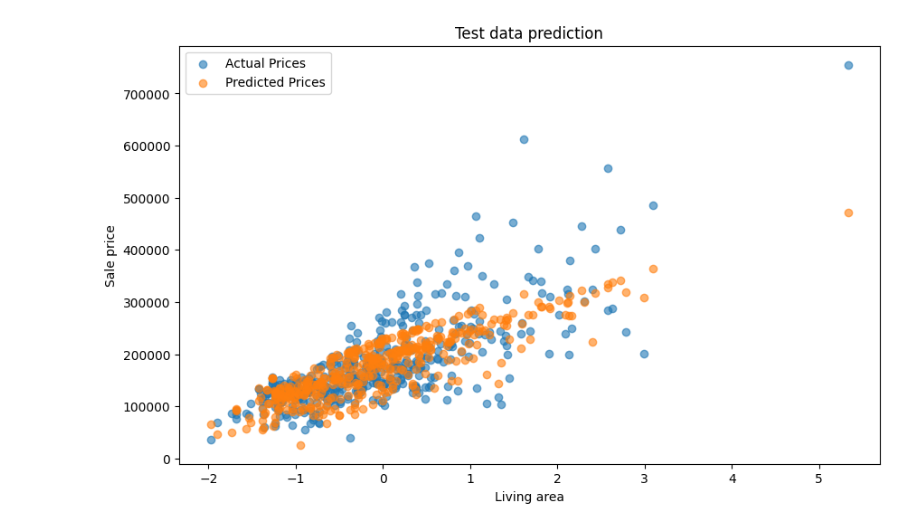
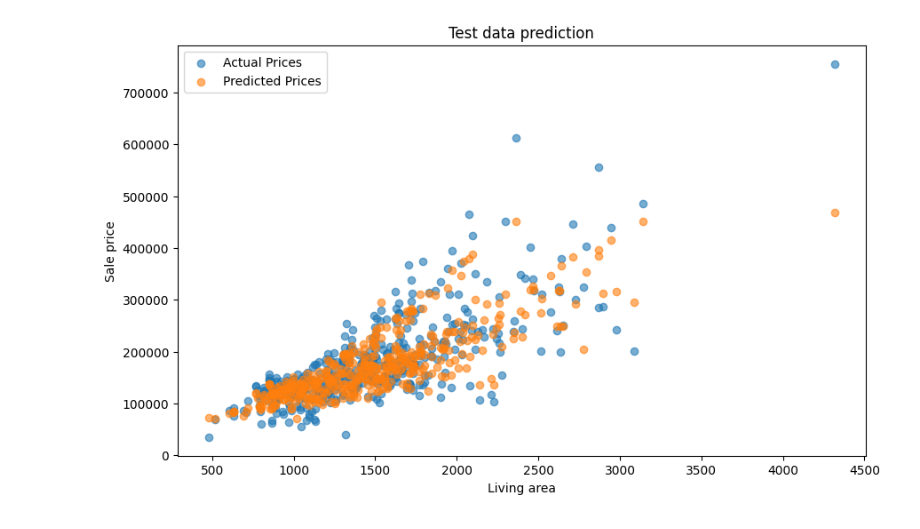
Before and after one commit to dineshsinghbisht/masterdegree, a Jupyter notebook: exercises/machinelearning/ex6.ipynb, the cells around one changed output. Cells and saved outputs as stored; diff of their text form; code cells hidden in the pictures.

```diff
--- a/exercises/machinelearning/ex6.ipynb
+++ b/exercises/machinelearning/ex6.ipynb
@@ -1,10 +1,12 @@
 # %%
 import pandas as pd
+import numpy as np
 import matplotlib.pyplot as plt
 from sklearn.linear_model import LinearRegression
 from sklearn.model_selection import train_test_split
 from sklearn.metrics import mean_absolute_error, r2_score
 from sklearn.preprocessing import StandardScaler
+import tensorflow as tf
 
 # Load CSV containing housing prices into Pandas DataFrame
 df = pd.read_csv("HousePrice.csv")
@@ -21,40 +23,50 @@ categorical_cols = ["HouseStyle"]
 # Convert categorical feature (HouseStyle) to dummy variables (drop first to avoid multicollinearity)
 dummies_categorical_df = pd.get_dummies(df[categorical_cols], dtype=int, drop_first=True)
 
-# Find distribution of each dummy columns
-print(dummies_categorical_df.apply(pd.value_counts))
-print(dummies_categorical_df.sum().sort_values(ascending=False))
+# # Find distribution of each dummy columns
+# print(dummies_categorical_df.apply(pd.value_counts))
+# print(dummies_categorical_df.sum().sort_values(ascending=False))
 
 # Remove low-frequency dummy variables to reduce noise
 cols_to_drop = [col for col in dummies_categorical_df.columns
                 if dummies_categorical_df[col].sum() < 20]
 dummies_categorical_df.drop(columns=cols_to_drop, inplace=True)
 
-# Scale numeric feature columns using StandardScaler (returns a NumPy array without column names)
-scaler = StandardScaler()
-scaled_numeric = scaler.fit_transform(df[numeric_cols]) # returns NumPy array
+# Scale numeric features using StandardScaler
+scaler_x = StandardScaler()
+scaled_numeric = scaler_x.fit_transform(df[numeric_cols]) # returns NumPy array
 
-# Convert scaled numeric data to a DataFrame and preserve column names and index
-scaled_numeric_df = pd.DataFrame(scaled_numeric, columns=numeric_cols, index=df.index)
+# Prepare features (X)
+X_scaled = np.concatenate((scaled_numeric, dummies_categorical_df.to_numpy()), axis=1)
 
-# Prepare features (X) and target (y)
-X = pd.concat([scaled_numeric_df, dummies_categorical_df], axis=1)
-y = df["SalePrice"]
+# Prepare target (y)
+y = df["SalePrice"].values.reshape(-1, 1)  # reshape required for scaler
+
+# Scale target using StandardScaler
+scaler_y = StandardScaler()
+y_scaled = scaler_y.fit_transform(y)
 
 # Split data into train (70%) and test (30%) sets, random_state parameter makes the random split reproducible
-X_train, X_test, y_train, y_test = train_test_split(X, y, test_size=0.3, random_state=42)
+X_train, X_test, y_train, y_test = train_test_split(X_scaled, y_scaled, test_size=0.3, random_state=42)
 
-# Train the linear regression model on the training dataset
-linreg_model = LinearRegression()
-linreg_model.fit(X_train, y_train)
+# Train the model on the training dataset
+model = tf.keras.Sequential([
+    tf.keras.layers.Dense(30, activation='relu', input_shape=(X_train.shape[1],)),
+    tf.keras.layers.Dense(30, activation='relu',),
+    tf.keras.layers.Dense(1)
+])
+
+model.compile(
+    optimizer='adam',
+    loss='mse',          # or 'mae'
+    metrics=['mae']
+)
+
+model.fit(X_train, y_train, validation_data=(X_test, y_test) , epochs=50, batch_size=10)
 
 # Predict on train and test datasets
-prediction_train = linreg_model.predict(X_train)
-prediction_test = linreg_model.predict(X_test)
-
-X_train_cont = scaler.inverse_transform(X_train.iloc[:, 0:3])
-X_train_cont_df = pd.DataFrame(X_train_cont, columns=numeric_cols, index=X_train.index)
-X_train = pd.concat([X_train_cont_df, X_train.iloc[:, 3:]], axis=1)
+prediction_train = model.predict(X_train)
+prediction_test = model.predict(X_test)
 
 # Evaluate and display model accuracy with Mean Absolute Error for both train and test datasets
 print(f"Mean absolute error in train dataset: {mean_absolute_error(y_train, prediction_train):.2f}")
@@ -64,10 +76,24 @@ print(f"Mean absolute error in test dataset: {mean_absolute_error(y_test, predic
 print(f"\nR2 score in train dataset: {r2_score(y_train, prediction_train):.2f}")
 print(f"R2 score in test dataset: {r2_score(y_test, prediction_test):.2f}")
 
+
+# Inverse-transform (restore original scale) of numeric feature columns
+X_train[:, 0:3] = scaler_x.inverse_transform(X_train[:, 0:3])
+X_test[:, 0:3] = scaler_x.inverse_transform(X_test[:, 0:3])
+
+# Inverse-transform (restore original scale) of target
+y_train = scaler_y.inverse_transform(y_train)
+y_test = scaler_y.inverse_transform(y_test)
+
+# Inverse-transform predictions
+prediction_train = scaler_y.inverse_transform(prediction_train)
+prediction_test = scaler_y.inverse_transform(prediction_test)
+
+
 # Plot predictions vs actuals on train dataset
 plt.figure(figsize=(10, 6))
-plt.scatter(X_train["GrLivArea"], y_train, label="Actual Prices", alpha=0.6)
-plt.scatter(X_train["GrLivArea"], prediction_train, label="Predicted Prices", alpha=0.6)
+plt.scatter(X_train[:, 0], y_train[:, 0], label="Actual Prices", alpha=0.6)
+plt.scatter(X_train[:, 0], prediction_train[:, 0], label="Predicted Prices", alpha=0.6)
 plt.title("Train data prediction")
 plt.xlabel("Living area")
 plt.ylabel("Sale price")
@@ -76,25 +102,25 @@ plt.show()
 
 # Plot predictions vs actuals on test dataset
 plt.figure(figsize=(10, 6))
-plt.scatter(X_test["GrLivArea"], y_test, label="Actual Prices", alpha=0.6)
-plt.scatter(X_test["GrLivArea"], prediction_test, label="Predicted Prices", alpha=0.6)
+plt.scatter(X_test[:, 0], y_test[:, 0], label="Actual Prices", alpha=0.6)
+plt.scatter(X_test[:, 0], prediction_test[:,0], label="Predicted Prices", alpha=0.6)
 plt.title("Test data prediction")
 plt.xlabel("Living area")
 plt.ylabel("Sale price")
 plt.legend(loc="upper left")
 plt.show()
 
-# Get regression coefficients of the trained model
-features_importance = linreg_model.coef_
+# # Get regression coefficients of the trained model
+# features_importance = linreg_model.coef_
 
-# Create a list of all feature names corresponding to model coefficients
-features = numeric_cols
-for col in dummies_categorical_df.columns:
-    features.append(col)
+# # Create a list of all feature names corresponding to model coefficients
+# features = numeric_cols
+# for col in dummies_categorical_df.columns:
+#     features.append(col)
 
-# Plot relative feature importance using absolute regression coefficients
-plt.figure(figsize=(10, 6))
-plt.barh(features, features_importance)
-plt.title("features importance (regression coefficients)")
-plt.show()
+# # Plot relative feature importance using absolute regression coefficients
+# plt.figure(figsize=(10, 6))
+# plt.barh(features, features_importance)
+# plt.title("features importance (regression coefficients)")
+# plt.show()
 # %% [output]
@@ -122 +146 @@ R2 score in test dataset: 0.72
-[figure, old version]
+[figure, new version]
```
Also changed, not shown: parts of 1 cell of this notebook.
